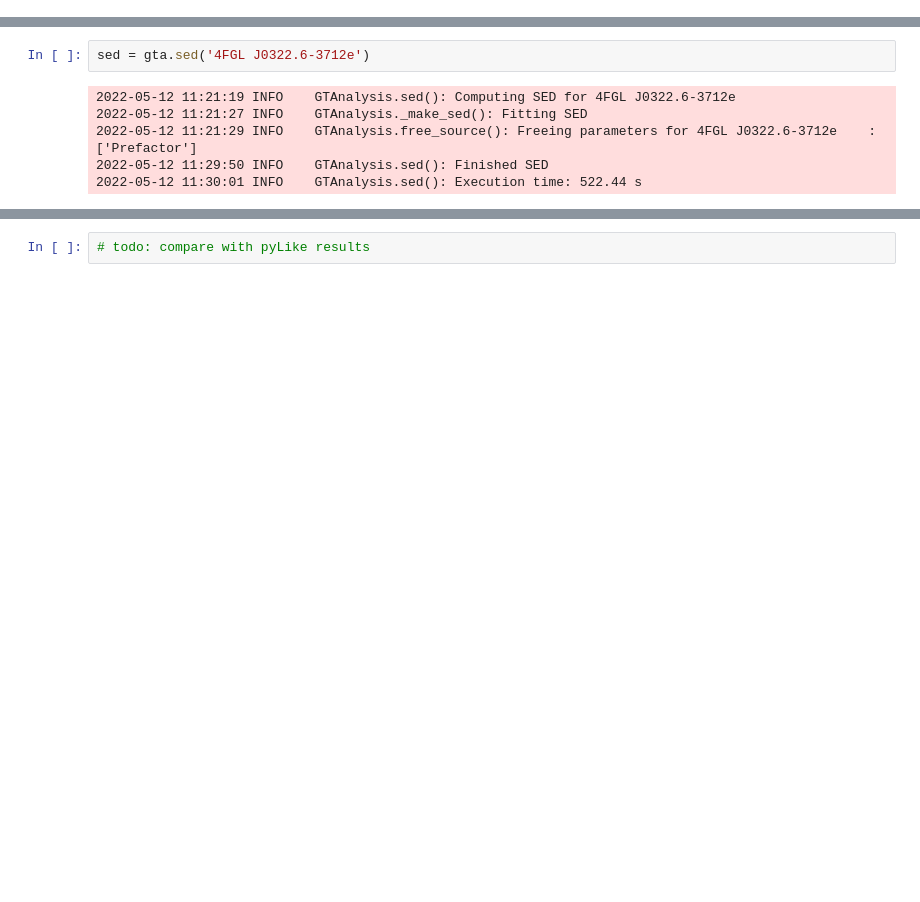
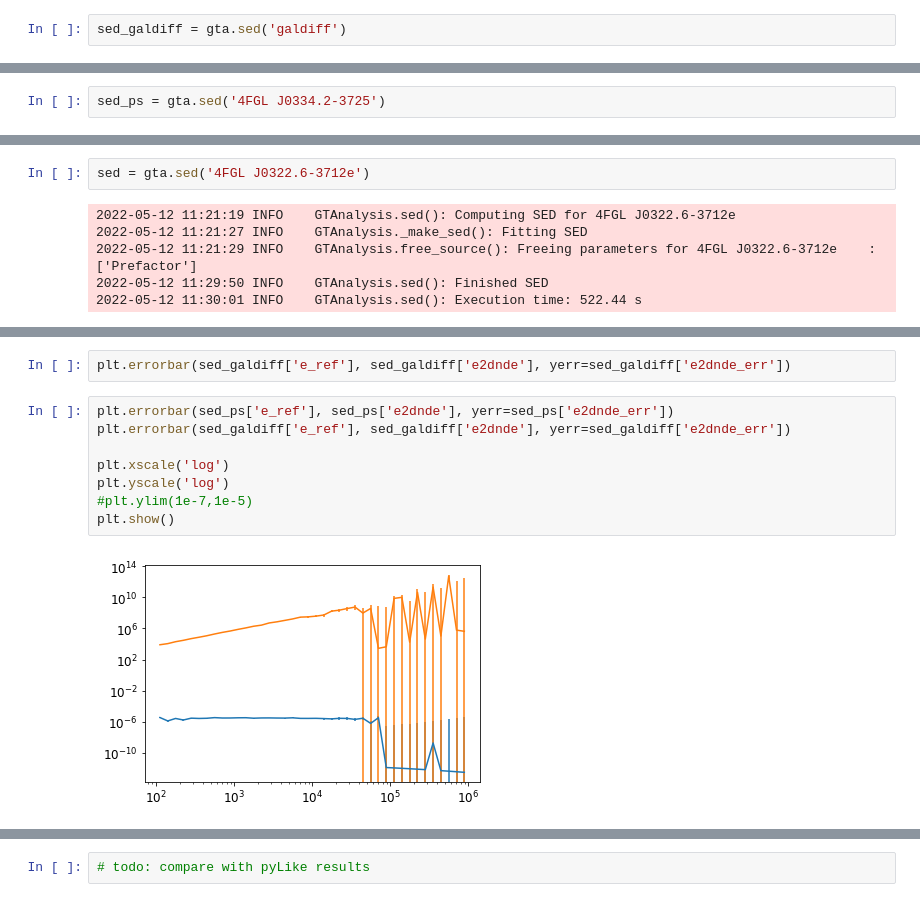
Before and after one commit to sdh0618/Fermi-Analysis, a Jupyter notebook: Fermipy/1-Testing-Diffuse-Sources.ipynb, the cells around one changed output, grey strips where cells are left out. Drawn from its saved outputs; the diff is of its cells as text; blank space fills up the shorter version.

```diff
--- a/Fermipy/1-Testing-Diffuse-Sources.ipynb
+++ b/Fermipy/1-Testing-Diffuse-Sources.ipynb
@@ -230,3 +233,5 @@ name                SpatialModel   SpectrumType     offset        ts       npred
 4FGL J0450.7-4938   PointSource    PowerLaw         20.129     -0.00         0.0
 isodiff             ConstantValue  FileFunction      ----- 241638.69    222851.2
 galdiff             MapCubeFunctio PowerLaw          -----  29231.56     93163.0
+# %%
+sed_galdiff = gta.sed('galdiff')
@@ -232,0 +244,2 @@ galdiff             MapCubeFunctio PowerLaw          -----  29231.56     93163.0
+# %%
+sed_ps = gta.sed('4FGL J0334.2-3725')
@@ -260,0 +308,12 @@ sed
+# %%
+plt.errorbar(sed_galdiff['e_ref'], sed_galdiff['e2dnde'], yerr=sed_galdiff['e2dnde_err'])
+# %%
+plt.errorbar(sed_ps['e_ref'], sed_ps['e2dnde'], yerr=sed_ps['e2dnde_err'])
+plt.errorbar(sed_galdiff['e_ref'], sed_galdiff['e2dnde'], yerr=sed_galdiff['e2dnde_err'])
+
+plt.xscale('log')
+plt.yscale('log')
+#plt.ylim(1e-7,1e-5)
+plt.show()
+# %% [output]
+[figure, added]
```
Also changed, not shown: parts of 19 cells of this notebook, 2 other files.
